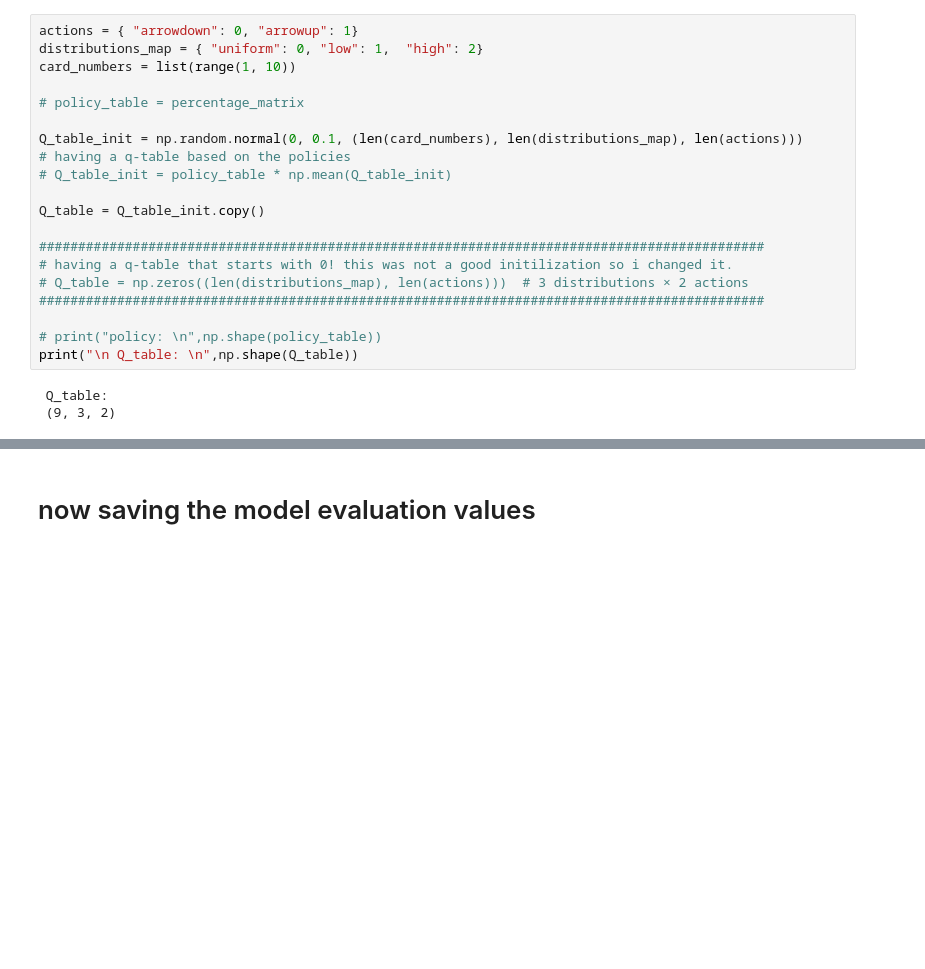
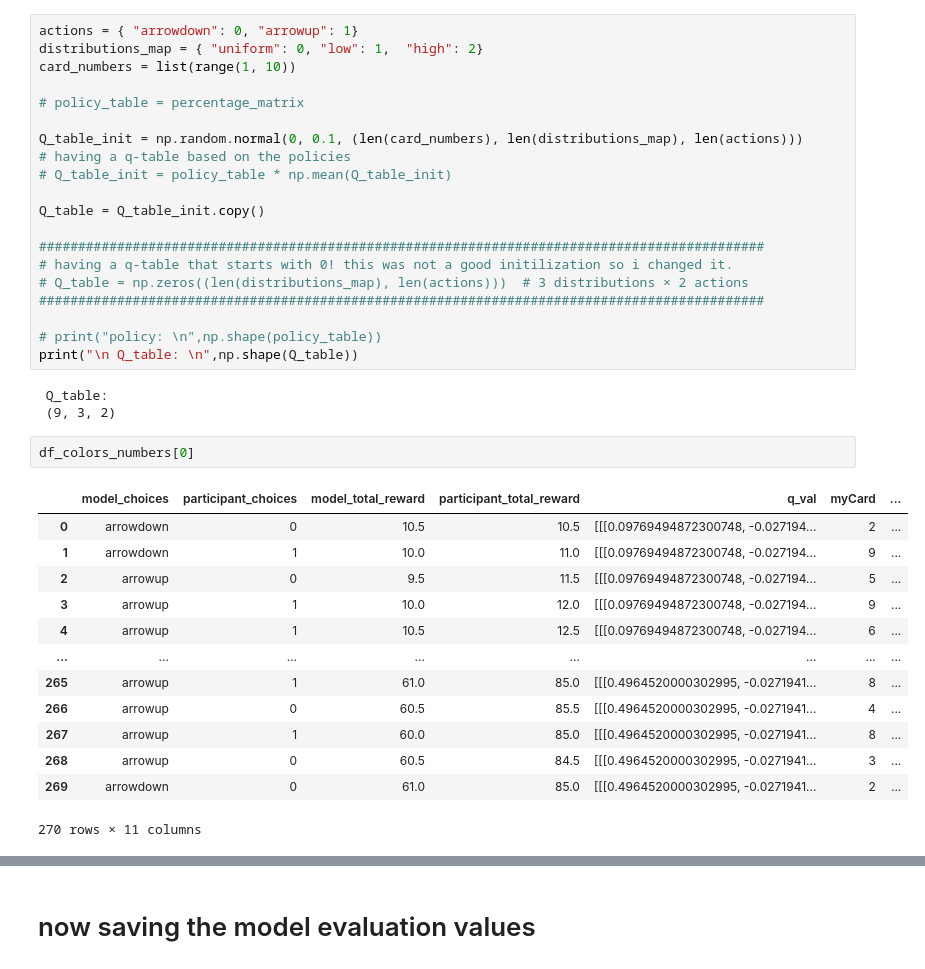
Before and after one commit to NiloufarShahdoustU/starling_RL_agent_epileptic, a Jupyter notebook: 27_RL_agent_TD_learn_q_table_policy_both_param_recovery_risk_dualQ.ipynb, the cells around one changed output, grey strips where cells are left out. Saved outputs shown, nothing was run; the diff lists cells and outputs as text; blank space fills up the shorter version.

```diff
--- a/27_RL_agent_TD_learn_q_table_policy_both_param_recovery_risk_dualQ.ipynb
+++ b/27_RL_agent_TD_learn_q_table_policy_both_param_recovery_risk_dualQ.ipynb
@@ -121,6 +123,22 @@ print("\n Q_table: \n",np.shape(Q_table))
 # %% [output]
  Q_table:
  (9, 3, 2)
+# %%
+df_colors_numbers[0]
+# %% [output]
+|  | model_choices | participant_choices | model_total_reward | participant_total_reward | q_val | myCard | ... |
+| 0 | arrowdown | 0 | 10.5 | 10.5 | [[[0.09769494872300748, -0.027194... | 2 | ... |
+| 1 | arrowdown | 1 | 10.0 | 11.0 | [[[0.09769494872300748, -0.027194... | 9 | ... |
+| 2 | arrowup | 0 | 9.5 | 11.5 | [[[0.09769494872300748, -0.027194... | 5 | ... |
+| 3 | arrowup | 1 | 10.0 | 12.0 | [[[0.09769494872300748, -0.027194... | 9 | ... |
+| 4 | arrowup | 1 | 10.5 | 12.5 | [[[0.09769494872300748, -0.027194... | 6 | ... |
+| ... | ... | ... | ... | ... | ... | ... | ... |
+| 265 | arrowup | 1 | 61.0 | 85.0 | [[[0.4964520000302995, -0.0271941... | 8 | ... |
+| 266 | arrowup | 0 | 60.5 | 85.5 | [[[0.4964520000302995, -0.0271941... | 4 | ... |
+| 267 | arrowup | 1 | 60.0 | 85.0 | [[[0.4964520000302995, -0.0271941... | 8 | ... |
+| 268 | arrowup | 0 | 60.5 | 84.5 | [[[0.4964520000302995, -0.0271941... | 3 | ... |
+| 269 | arrowdown | 0 | 61.0 | 85.0 | [[[0.4964520000302995, -0.0271941... | 2 | ... |
+270 rows × 11 columns
 # %%
 def softmax(Q_values, beta):
     # this part subtracts the maximum q-value in each row it means each state to improve numerical stability.
```
Also changed, not shown: parts of 7 cells of this notebook, 1 other file.
